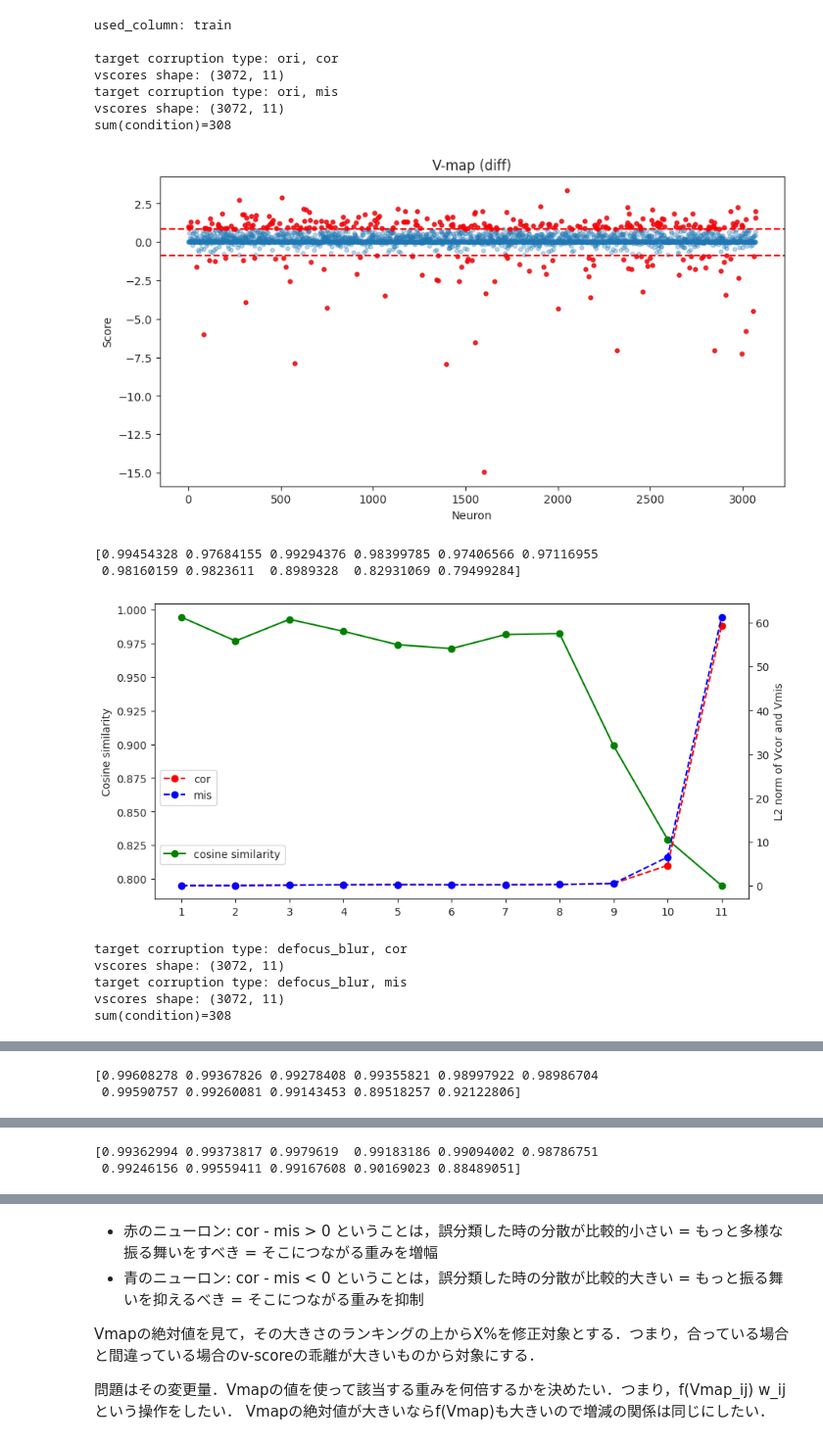
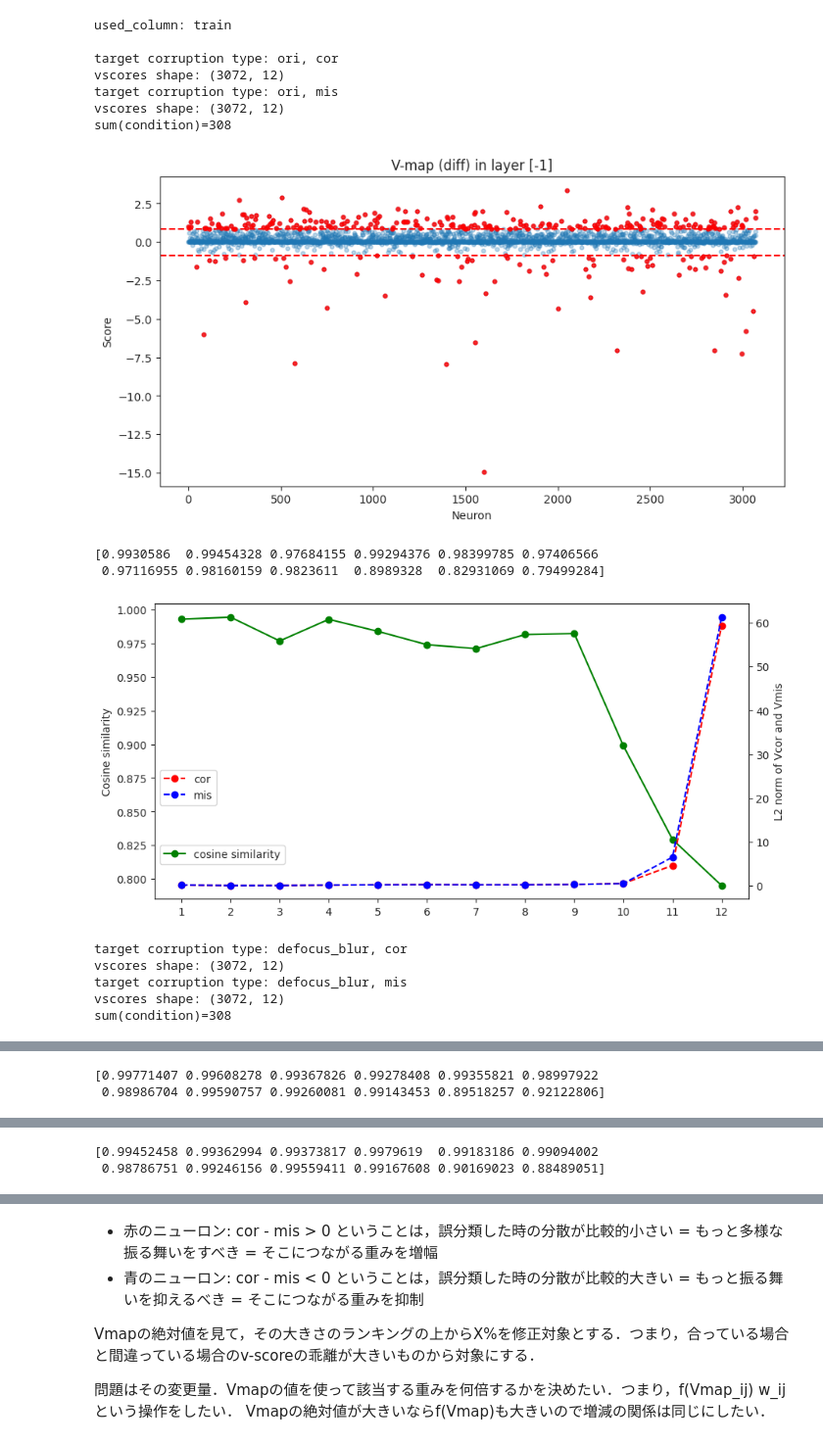
Before and after one commit to posl/RepTran-replication, a Jupyter notebook: playgrounds/vmap.ipynb, the cells around one changed output, grey strips where cells are left out. Shown at 98% size. Drawn from its saved outputs; the diff is of its cells as text; code cells hidden in the pictures.

```diff
--- a/playgrounds/vmap.ipynb
+++ b/playgrounds/vmap.ipynb
@@ -33,8 +28,9 @@ pretrained_dir = getattr(ViTExperiment, ds_name).OUTPUT_DIR
 model = ViTForImageClassification.from_pretrained(pretrained_dir).to(device)
 model.eval()
 # 対象の設定
-start_li = 1
-# start_li = 0
+# start_li = 1
+start_li = 0
+target_li = -1
 end_li = model.vit.config.num_hidden_layers
 ct_list = get_corruption_types()
 
@@ -68,7 +64,7 @@ for used_column in ["train"]:
             vmap_dic[used_column][tgt_ct][cor_mis] = vscores.T
             print(f"vscores shape: {vmap_dic[used_column][tgt_ct][cor_mis].shape}")
         # vscoresのcorとmisの差分をヒートマップで可視化
-        layers4show = [10]
+        layers4show = [-1]
         x_axis_size = len(layers4show)
         vmap_cor = vmap_dic[used_column][tgt_ct]["cor"]
         vmap_mis = vmap_dic[used_column][tgt_ct]["mis"]
@@ -100,43 +96,43 @@ for used_column in ["train"]:
             plt.scatter(np.array(range(len(vmap[:, layers4show]))), vmap[:, layers4show], alpha=0.3, s=12)
             plt.scatter(np.array(range(len(vmap[:, layers4show])))[condition], vmap[:, layers4show][condition], alpha=0.8, s=12, color="red")
             plt.xlabel("Neuron")
             plt.ylabel("Score")
-            plt.title(f"V-map (diff)")
+            plt.title(f"V-map (diff) in layer {layers4show}")
             plt.show()
         # vmap_dic[used_column][tgt_ct]["cor"] と vmap_dic[used_column][tgt_ct]["mis"] の，行ごとの内積を取る
         dot_products = np.sum(vmap_cor * vmap_mis, axis=0)
         a_norms = np.linalg.norm(vmap_cor, axis=0)
         b_norms = np.linalg.norm(vmap_mis, axis=0)
         cosine_similarity = dot_products / (a_norms * b_norms)
         print(cosine_similarity) # corとmisのcos類似度
         fig, ax1 = plt.subplots(figsize=(10, 5))
         ax1.plot(cosine_similarity, color="g", marker="o", label="cosine similarity")
         ax1.set_ylabel('Cosine similarity')
         ax1.tick_params(axis='y')
         ax2 = ax1.twinx()
         ax2.plot(a_norms, color="r", marker="o", linestyle="--", label="cor")
         ax2.plot(b_norms, color="b", marker="o", linestyle="--", label="mis")
         ax2.set_xlabel("Layer")
         ax2.set_ylabel("L2 norm of Vcor and Vmis")
         # グラフに凡例を追加
         ax1.legend(loc='lower left', bbox_to_anchor=(0, 0.1))
         ax2.legend(loc='lower left', bbox_to_anchor=(0, 0.3))
-        plt.xticks(np.arange(0, end_li-start_li, 1), np.arange(start_li, end_li, 1))
+        plt.xticks(np.arange(0, end_li-start_li, 1), np.arange(start_li+1, end_li+1, 1))
         plt.show()
 # %% [output]
 used_column: train
 
 target corruption type: ori, cor
-vscores shape: (3072, 11)
+vscores shape: (3072, 12)
 target corruption type: ori, mis
-vscores shape: (3072, 11)
+vscores shape: (3072, 12)
 sum(condition)=308
-[figure, old version]
+[figure, new version]
-[0.99454328 0.97684155 0.99294376 0.98399785 0.97406566 0.97116955
- 0.98160159 0.9823611  0.8989328  0.82931069 0.79499284]
+[0.9930586  0.99454328 0.97684155 0.99294376 0.98399785 0.97406566
+ 0.97116955 0.98160159 0.9823611  0.8989328  0.82931069 0.79499284]
-[figure, old version]
+[figure, new version]
 target corruption type: defocus_blur, cor
-vscores shape: (3072, 11)
+vscores shape: (3072, 12)
 target corruption type: defocus_blur, mis
-vscores shape: (3072, 11)
+vscores shape: (3072, 12)
 sum(condition)=308
@@ -144,2 +140,2 @@ sum(condition)=308
-[0.99608278 0.99367826 0.99278408 0.99355821 0.98997922 0.98986704
- 0.99590757 0.99260081 0.99143453 0.89518257 0.92122806]
+[0.99771407 0.99608278 0.99367826 0.99278408 0.99355821 0.98997922
+ 0.98986704 0.99590757 0.99260081 0.99143453 0.89518257 0.92122806]
@@ -153,2 +149,2 @@ sum(condition)=308
-[0.99362994 0.99373817 0.9979619  0.99183186 0.99094002 0.98786751
- 0.99246156 0.99559411 0.99167608 0.90169023 0.88489051]
+[0.99452458 0.99362994 0.99373817 0.9979619  0.99183186 0.99094002
+ 0.98786751 0.99246156 0.99559411 0.99167608 0.90169023 0.88489051]
```
Also changed, not shown: parts of 2 cells of this notebook, 5 other files.
